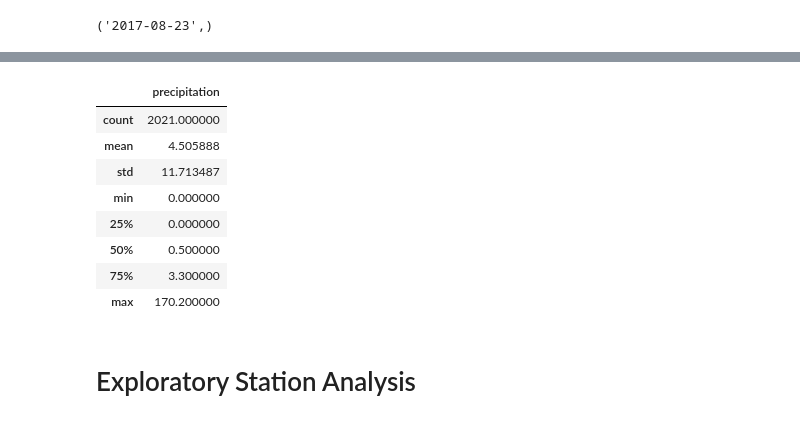
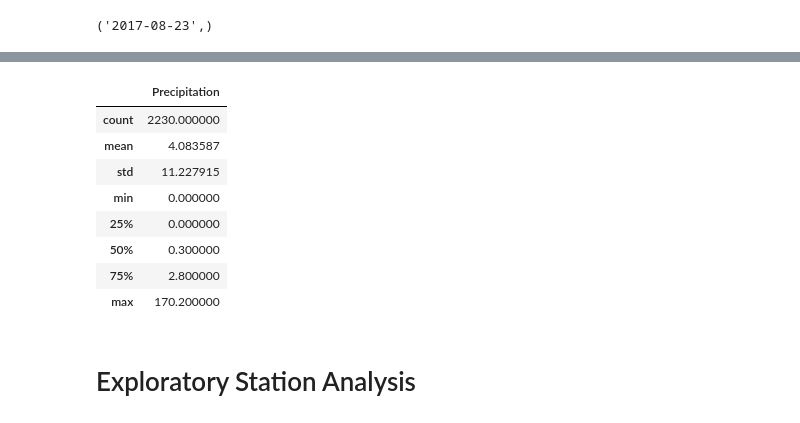
Before and after one commit to enumerbs/Module10-Challenge-SQLAlchemy, a Jupyter notebook: SurfsUp/climate.ipynb, the cells around one changed output, grey strips where cells are left out. Drawn from its saved outputs; the diff is of its cells as text; code cells hidden in the pictures.

Commit message:
feat: complete implementation steps for section 'Exploratory Precipitation Analysis'

```diff
--- a/SurfsUp/climate.ipynb
+++ b/SurfsUp/climate.ipynb
@@ -70,4 +44,6 @@ session.query(func.count(Station.id)).scalar()
 # %%
-session.query(Measurement.date).order_by(Measurement.date.desc()).first()
+# Find the most recent date in the data set.
+most_recent_date = session.query(Measurement.date).order_by(Measurement.date.desc()).first()
+most_recent_date
 # %% [output]
 ('2017-08-23',)
@@ -94,17 +50,24 @@ session.close()
 # %%
 # Design a query to retrieve the last 12 months of precipitation data and plot the results.
 # Starting from the most recent data point in the database.
+last_date = dt.date.fromisoformat(most_recent_date[0])
 
 # Calculate the date one year from the last date in data set.
-
+one_year_before_last_date = last_date + relativedelta(years=-1)
 
 # Perform a query to retrieve the data and precipitation scores
-
+last12months_query = session.query(Measurement.date, Measurement.prcp)\
+                            .filter(Measurement.date.between(one_year_before_last_date, last_date))
 
 # Save the query results as a Pandas DataFrame. Explicitly set the column names
+last12months_df = pd.read_sql(sql=last12months_query.statement, con=engine)
+last12months_df.columns = ["Date", "Precipitation"]
 
+# Replace NaN instances with zero (original data for these observations had 'None' recorded instead of 0.0)
+last12months_df["Precipitation"] = last12months_df["Precipitation"].fillna(0)
+
+# Convert date strings to datetime values
+last12months_df["Date"] = last12months_df["Date"].astype('datetime64[ns]')
 
 # Sort the dataframe by date
-
-
-# Use Pandas Plotting with Matplotlib to plot the data
+last12months_df = last12months_df.sort_values(by=["Date"])
@@ -113,0 +74,4 @@ Text(0, 0.5, 'mm')
+# %%
+# Prepare dataframe for plotting - set index to Date column values to help overcome issues with x-axis data label values
+# showing '1970' for the year (refer to comments in the next cell for details).
+last12months_df.set_index("Date", inplace=True)
@@ -114,14 +111,15 @@ Text(0, 0.5, 'mm')
 # %%
 # Use Pandas to calculate the summary statistics for the precipitation data
+last12months_df.describe()
 # %% [output]
-|  | precipitation |
-| count | 2021.000000 |
-| mean | 4.505888 |
-| std | 11.713487 |
+|  | Precipitation |
+| count | 2230.000000 |
+| mean | 4.083587 |
+| std | 11.227915 |
 | min | 0.000000 |
 | 25% | 0.000000 |
-| 50% | 0.500000 |
-| 75% | 3.300000 |
+| 50% | 0.300000 |
+| 75% | 2.800000 |
 | max | 170.200000 |
 # %% [markdown]
 # Exploratory Station Analysis
```
Also changed, not shown: parts of 15 cells of this notebook, 1 other file.
